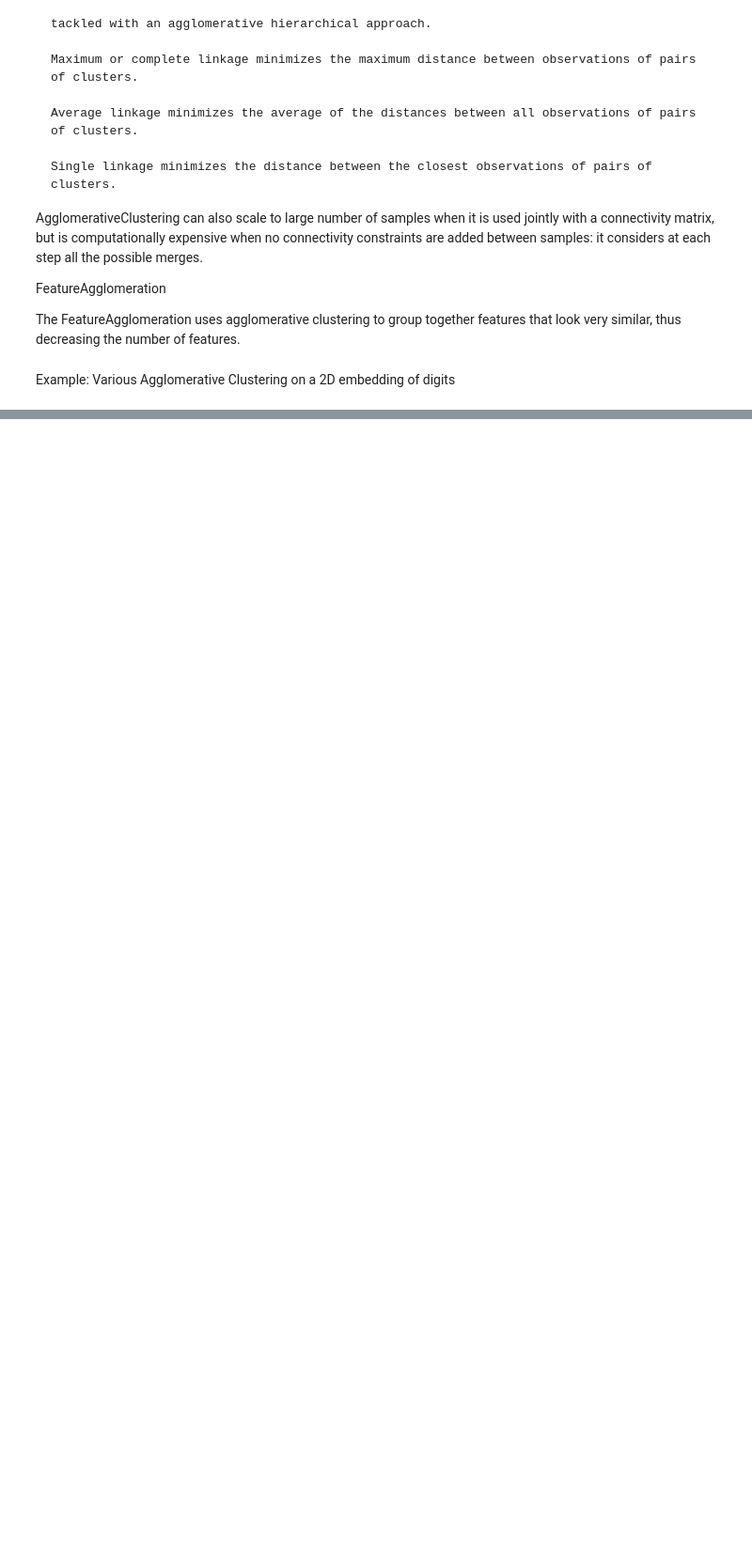
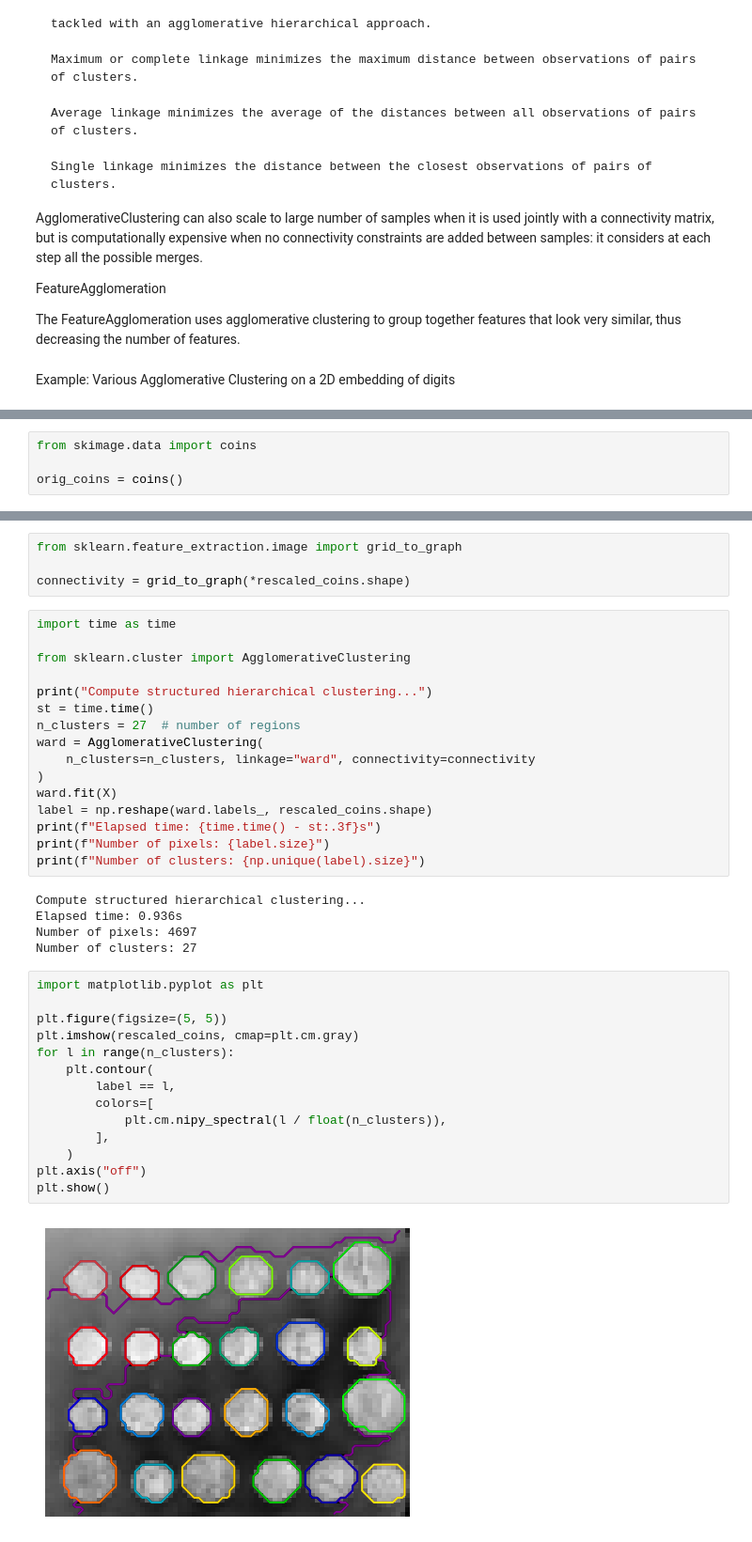
Before and after one commit to samyak-anand/Python-Learn-Machine-Learning, a Jupyter notebook: Clustering /Hierarchical clustering.ipynb, the cells around one changed output, grey strips where cells are left out. Shown at 94% size. Drawn from its saved outputs; the diff is of its cells as text; blank space fills up the shorter version.

```diff
--- a/Clustering /Hierarchical clustering.ipynb
+++ b/Clustering /Hierarchical clustering.ipynb
@@ -94,0 +99,4 @@ single :        0.03s
+# %%
+from skimage.data import coins
+
+orig_coins = coins()
@@ -94,0 +117,41 @@ single :        0.03s
+# %%
+from sklearn.feature_extraction.image import grid_to_graph
+
+connectivity = grid_to_graph(*rescaled_coins.shape)
+# %%
+import time as time
+
+from sklearn.cluster import AgglomerativeClustering
+
+print("Compute structured hierarchical clustering...")
+st = time.time()
+n_clusters = 27  # number of regions
+ward = AgglomerativeClustering(
+    n_clusters=n_clusters, linkage="ward", connectivity=connectivity
+)
+ward.fit(X)
+label = np.reshape(ward.labels_, rescaled_coins.shape)
+print(f"Elapsed time: {time.time() - st:.3f}s")
+print(f"Number of pixels: {label.size}")
+print(f"Number of clusters: {np.unique(label).size}")
+# %% [output]
+Compute structured hierarchical clustering...
+Elapsed time: 0.936s
+Number of pixels: 4697
+Number of clusters: 27
+# %%
+import matplotlib.pyplot as plt
+
+plt.figure(figsize=(5, 5))
+plt.imshow(rescaled_coins, cmap=plt.cm.gray)
+for l in range(n_clusters):
+    plt.contour(
+        label == l,
+        colors=[
+            plt.cm.nipy_spectral(l / float(n_clusters)),
+        ],
+    )
+plt.axis("off")
+plt.show()
+# %% [output]
+[figure, added]
```
Also changed, not shown: parts of 3 cells of this notebook.
